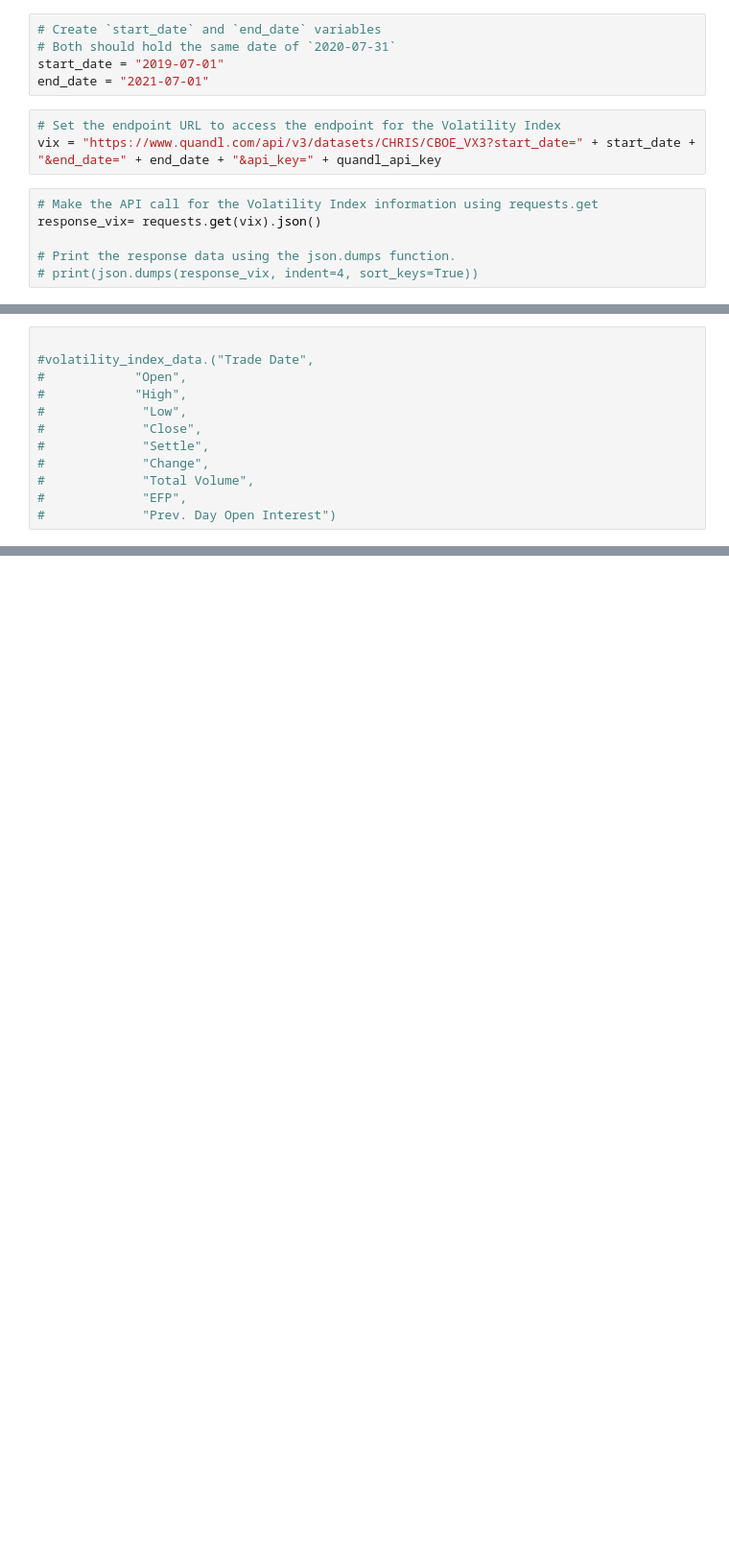
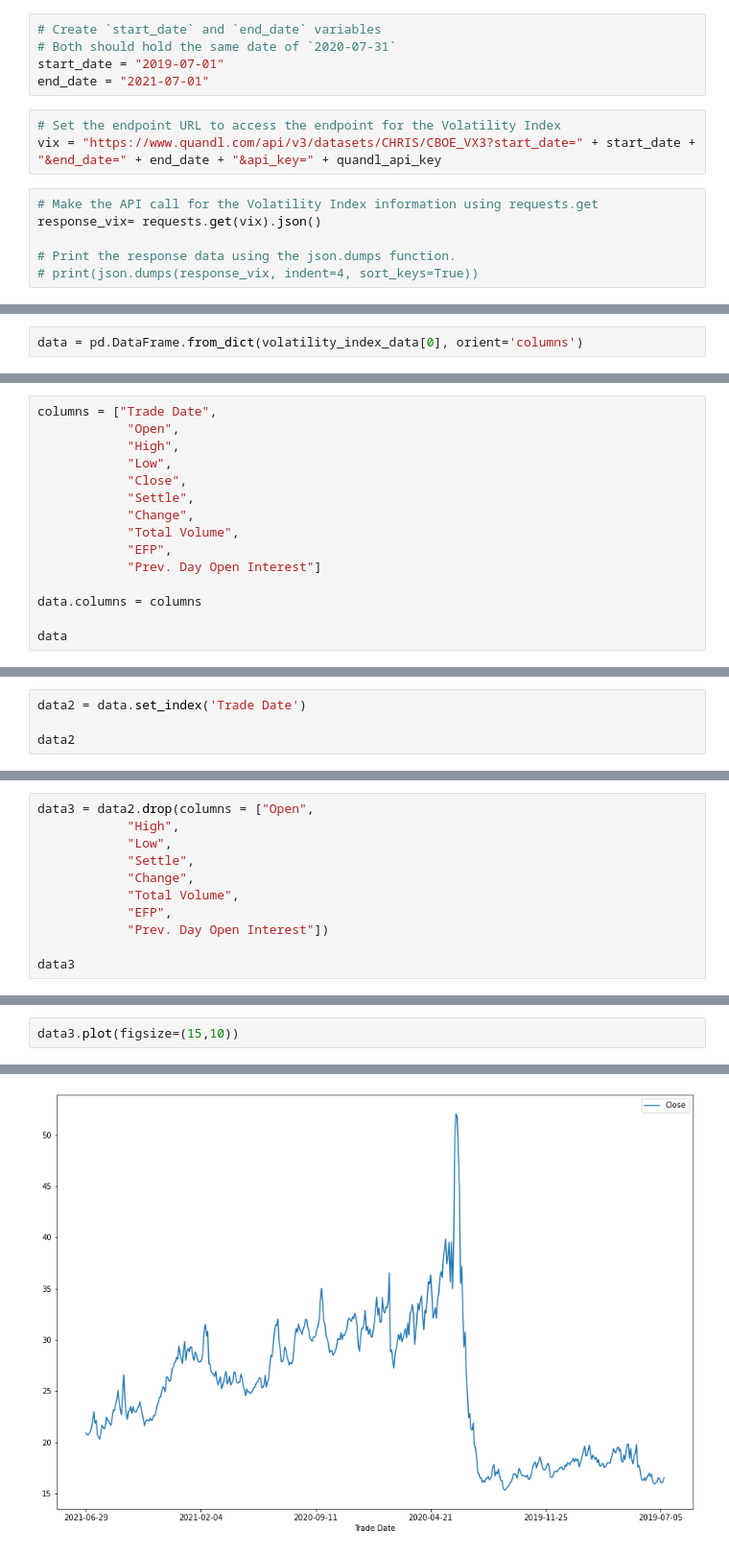
Before and after one commit to jpweldon/Cryptocurrency_Stock_Correlation, a Jupyter notebook: Resources/Volatility_Data.ipynb, the cells around one changed output, grey strips where cells are left out. Shown at 96% size. Drawn from its saved outputs; the diff is of its cells as text; blank space fills up the shorter version.

Commit message:
generated dataframe of VIX close prices

```diff
--- a/Resources/Volatility_Data.ipynb
+++ b/Resources/Volatility_Data.ipynb
@@ -63,0 +49,2 @@ display(volatility_index_df.tail())
+# %%
+data = pd.DataFrame.from_dict(volatility_index_data[0], orient='columns')
@@ -64,12 +67,15 @@ display(volatility_index_df.tail())
 # %%
+columns = ["Trade Date",
+            "Open",
+            "High",
+            "Low",
+            "Close",
+            "Settle",
+            "Change",
+            "Total Volume",
+            "EFP",
+            "Prev. Day Open Interest"]
 
-#volatility_index_data.("Trade Date",
-#            "Open",
-#            "High",
-#             "Low",
-#             "Close",
-#             "Settle",
-#             "Change",
-#             "Total Volume",
-#             "EFP",
-#             "Prev. Day Open Interest")
+data.columns = columns
+
+data
@@ -75,0 +96,4 @@ display(volatility_index_df.tail())
+# %%
+data2 = data.set_index('Trade Date')
+
+data2
@@ -75,0 +115,11 @@ display(volatility_index_df.tail())
+# %%
+data3 = data2.drop(columns = ["Open",
+            "High",
+            "Low",
+            "Settle",
+            "Change",
+            "Total Volume",
+            "EFP",
+            "Prev. Day Open Interest"])
+
+data3
@@ -75,0 +141,3 @@ display(volatility_index_df.tail())
+# %%
+data3.plot(figsize=(15,10))
+# %% [output]
@@ -75,0 +145 @@ display(volatility_index_df.tail())
+[figure, added]
```
Also changed, not shown: parts of 8 cells of this notebook, 1 other file.
